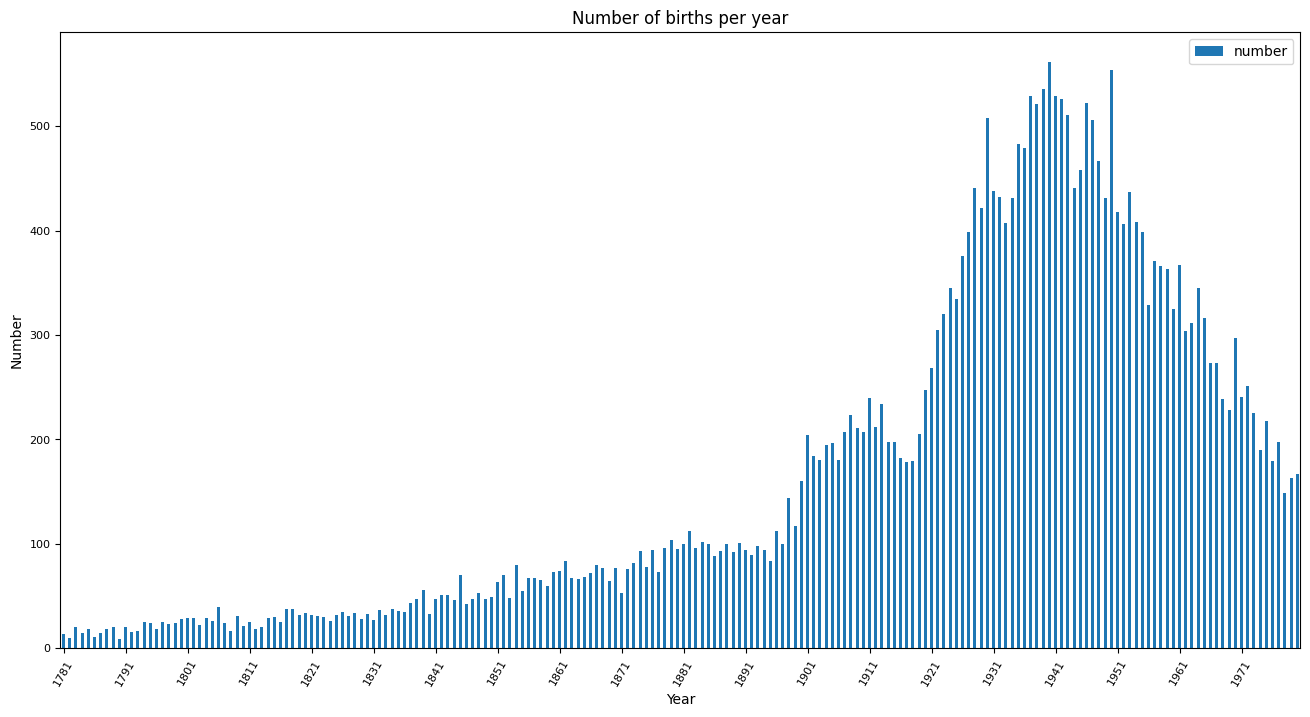
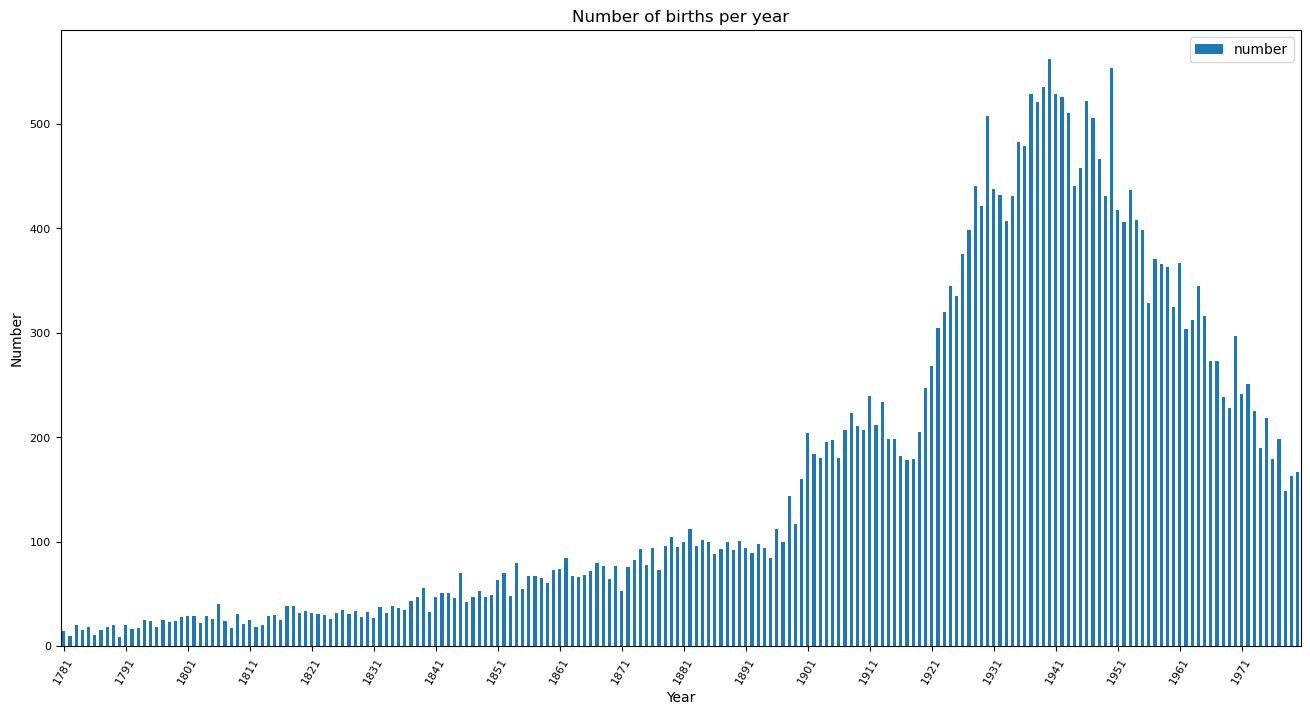
The change to this notebook cell's code, shown as a diff; its figure went from the first image to the second:
--- before
+++ after
@@ -11,3 +11,5 @@
 plt.xlabel('Year')
 plt.title('Number of births per year')
+plt.savefig('images/births_distribution_by_year.jpg', bbox_inches='tight',
+                       pad_inches=0.2)
 plt.show()

Commit: work on clustering and website